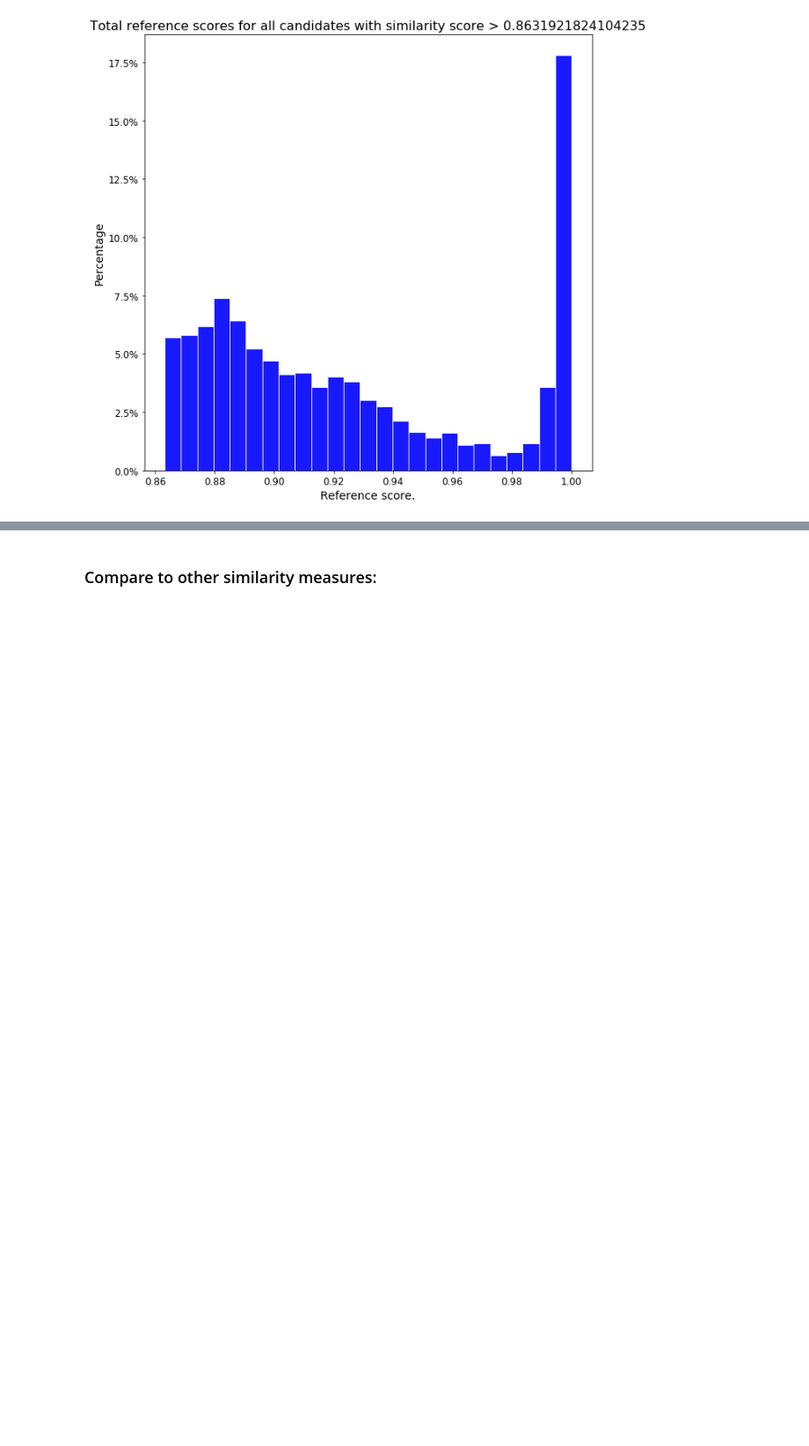
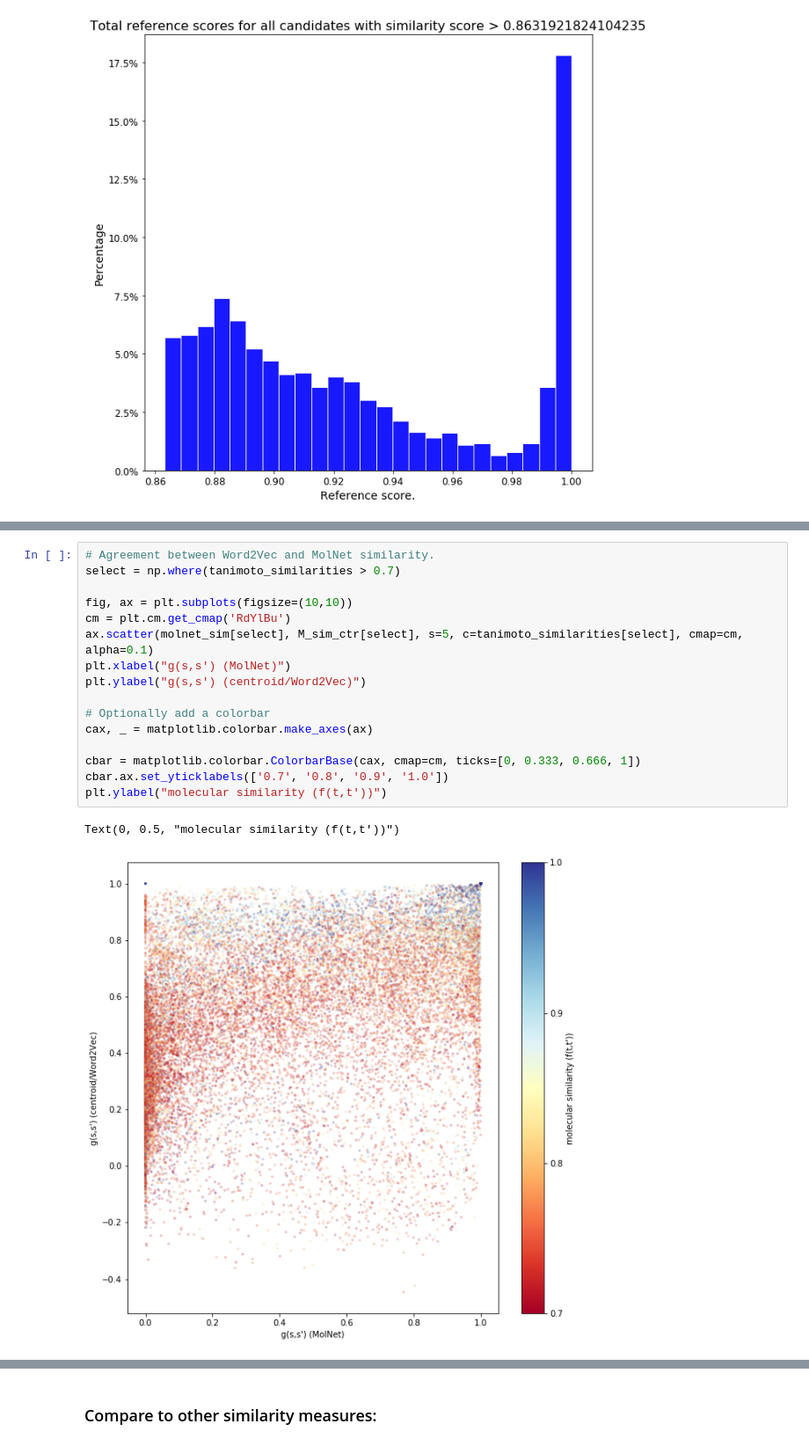
Before and after one commit to florian-huber/SeSiMe, a Jupyter notebook: notebooks/SeSiMe_MS_gnps_unique_smiles_benchmarking_measures.ipynb, the cells around one changed output, grey strips where cells are left out. Shown at 88% size. Cells and saved outputs as stored; diff of their text form; blank space fills up the shorter version.

```diff
--- a/notebooks/SeSiMe_MS_gnps_unique_smiles_benchmarking_measures.ipynb
+++ b/notebooks/SeSiMe_MS_gnps_unique_smiles_benchmarking_measures.ipynb
@@ -246,0 +277,19 @@ Set similarity threshold to:  0.8631921824104235
+# %%
+# Agreement between Word2Vec and MolNet similarity.
+select = np.where(tanimoto_similarities > 0.7)
+
+fig, ax = plt.subplots(figsize=(10,10))
+cm = plt.cm.get_cmap('RdYlBu')
+ax.scatter(molnet_sim[select], M_sim_ctr[select], s=5, c=tanimoto_similarities[select], cmap=cm, alpha=0.1)
+plt.xlabel("g(s,s') (MolNet)")
+plt.ylabel("g(s,s') (centroid/Word2Vec)")
+
+# Optionally add a colorbar
+cax, _ = matplotlib.colorbar.make_axes(ax)
+
+cbar = matplotlib.colorbar.ColorbarBase(cax, cmap=cm, ticks=[0, 0.333, 0.666, 1])
+cbar.ax.set_yticklabels(['0.7', '0.8', '0.9', '1.0'])
+plt.ylabel("molecular similarity (f(t,t'))")
+# %% [output]
+Text(0, 0.5, "molecular similarity (f(t,t'))")
+[figure, added]
```
Also changed, not shown: parts of 8 cells of this notebook.
